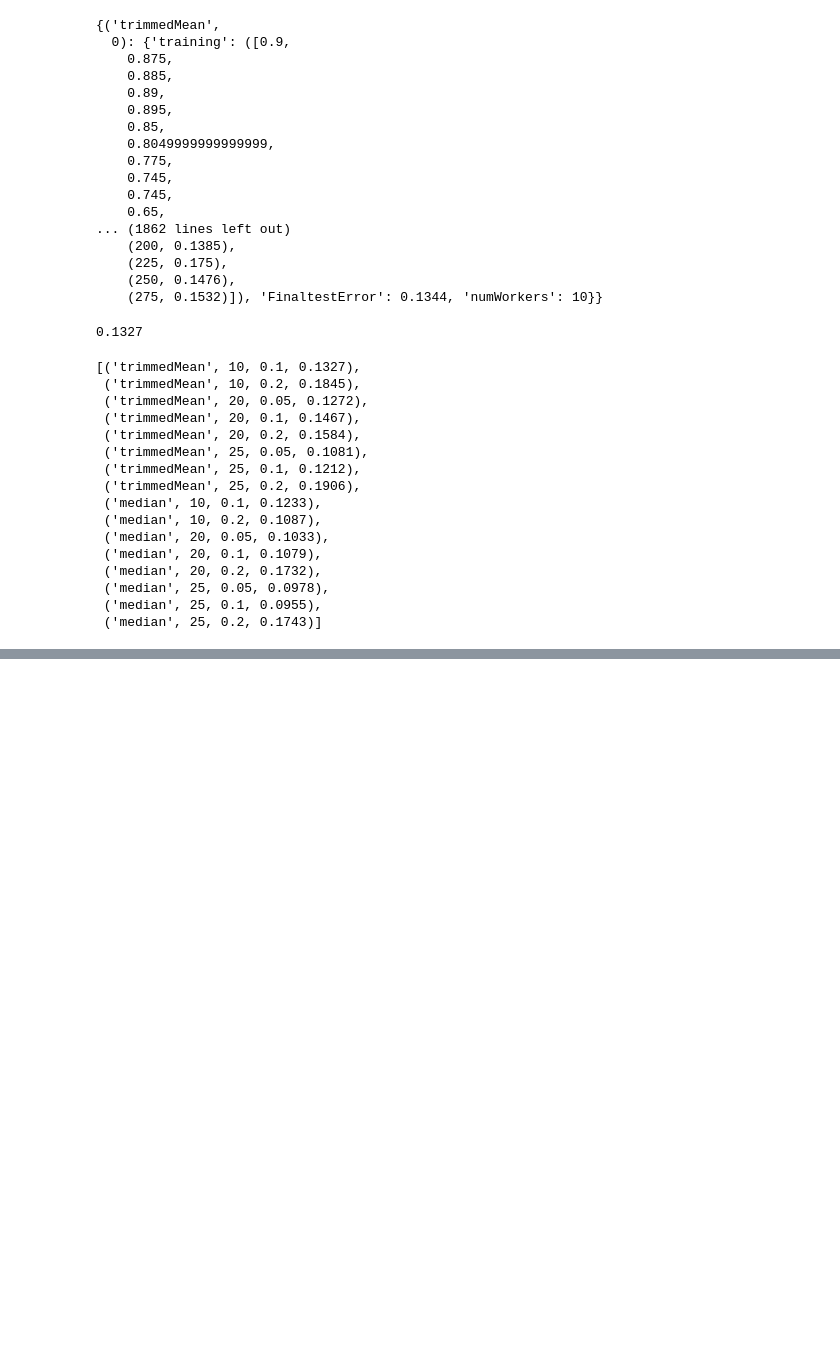
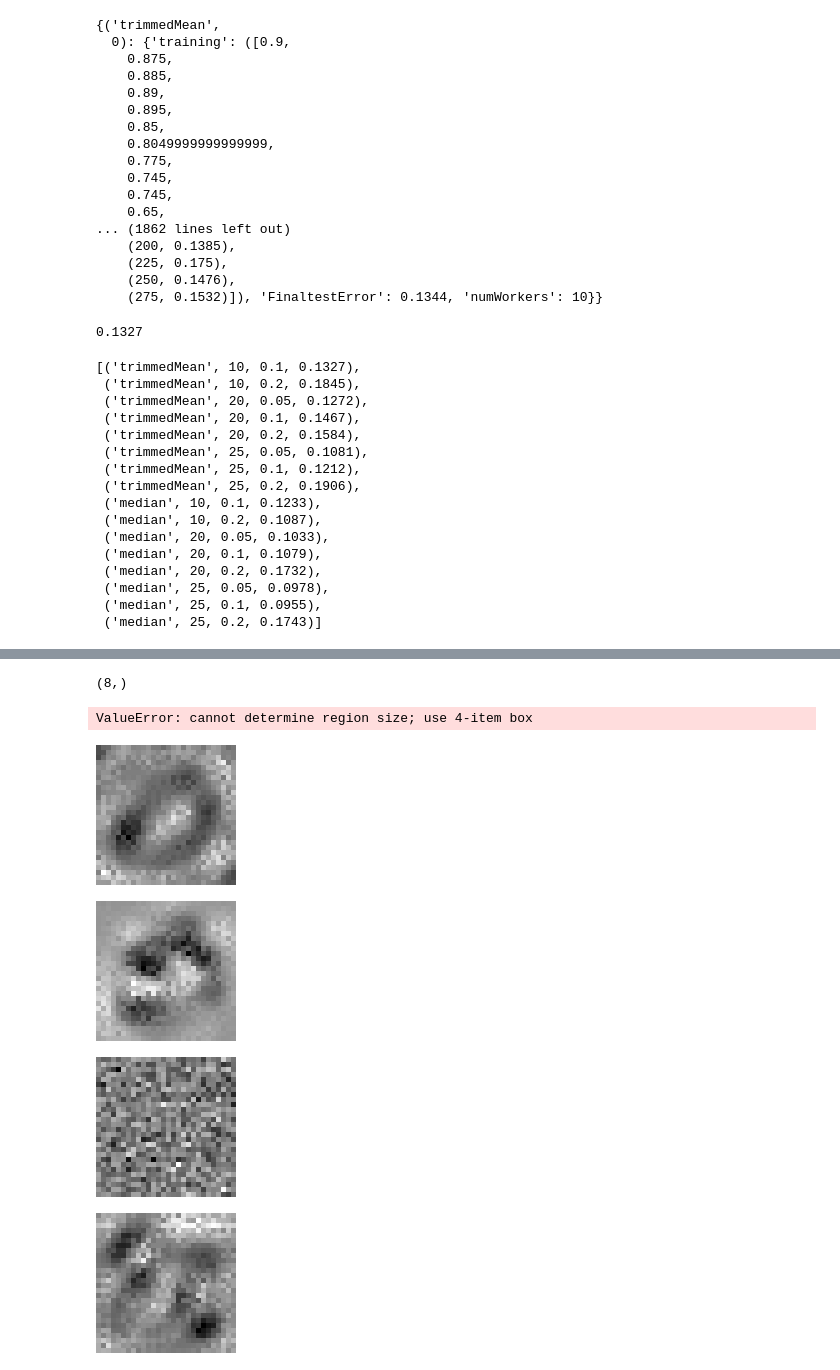
Before and after one commit to jakeypakey/Fed_Learn_Experiments, a Jupyter notebook: Graphing.ipynb, the cells around one changed output, grey strips where cells are left out. Cells and saved outputs as stored; diff of their text form; code cells hidden in the pictures; blank space fills up the shorter version.

```diff
--- a/Graphing.ipynb
+++ b/Graphing.ipynb
@@ -164,0 +186,32 @@ KeyboardInterrupt:
+# %%
+goodImages = [normalizeImage(res[i][2]['leakResults'][-1][1]) for i in [0,16,32,40]]
+badImages = [normalizeImage(res[i][2]['leakResults'][-1][1]) for i in [4,18,42,43]]
+img = np.append(goodImages,badImages)
+# %%
+img.shape
+# %% [output]
+(8,)
+# %%
+from PIL import Image
+def image_grid(imgs, rows, cols):
+    assert len(imgs) == rows*cols
+
+    w,h = (28*5),(28*5)
+    grid = Image.new(mode='I',size=(cols*w, rows*h))
+    grid_w, grid_h = grid.size
+
+    for i, img in enumerate(imgs):
+        grid.paste(img, box=(i%cols*w, i//cols*h))
+    return grid
+
+grid = image_grid(img,3,3)
+# %% [output]
+ValueError: cannot determine region size; use 4-item box
+# %%
+for img in badImages:
+    displayImage(img)
+# %% [output]
+[figure, added]
+[figure, added]
+[figure, added]
+[figure, added]
```
Also changed, not shown: parts of 2 cells of this notebook, 2 other files.
